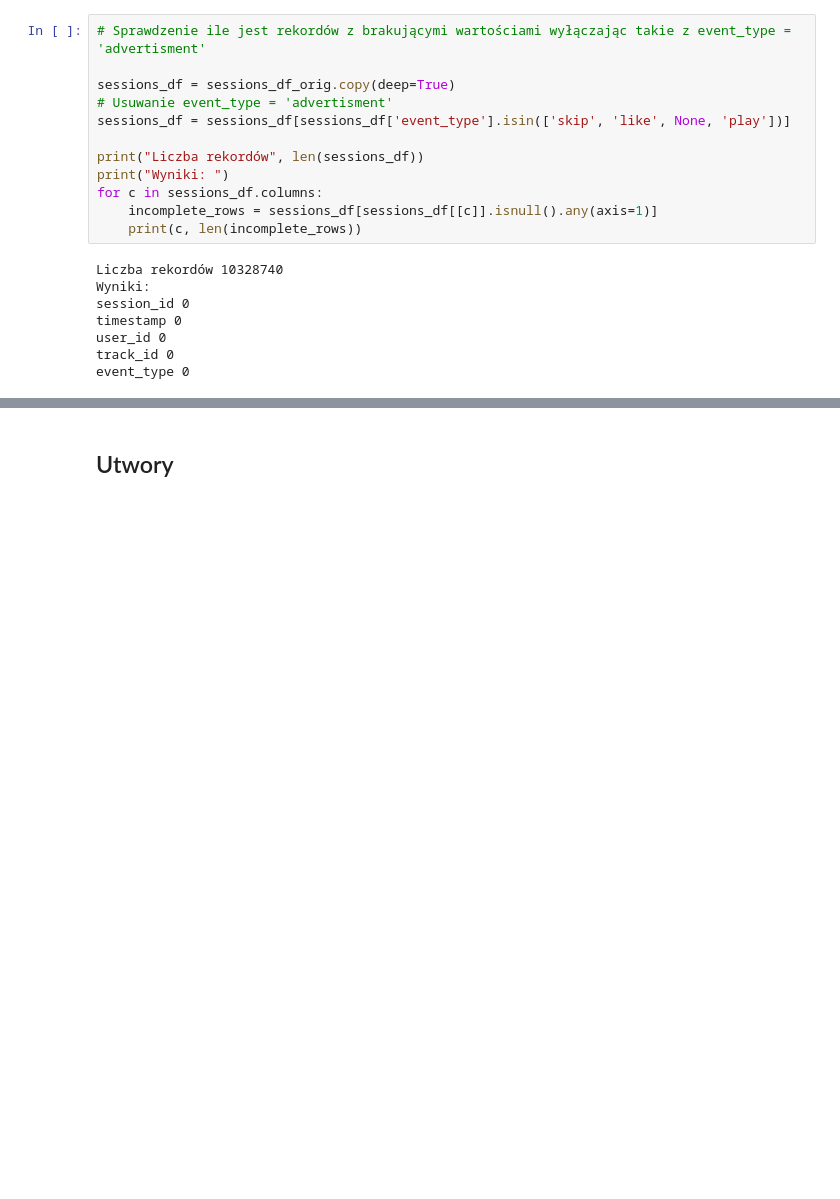
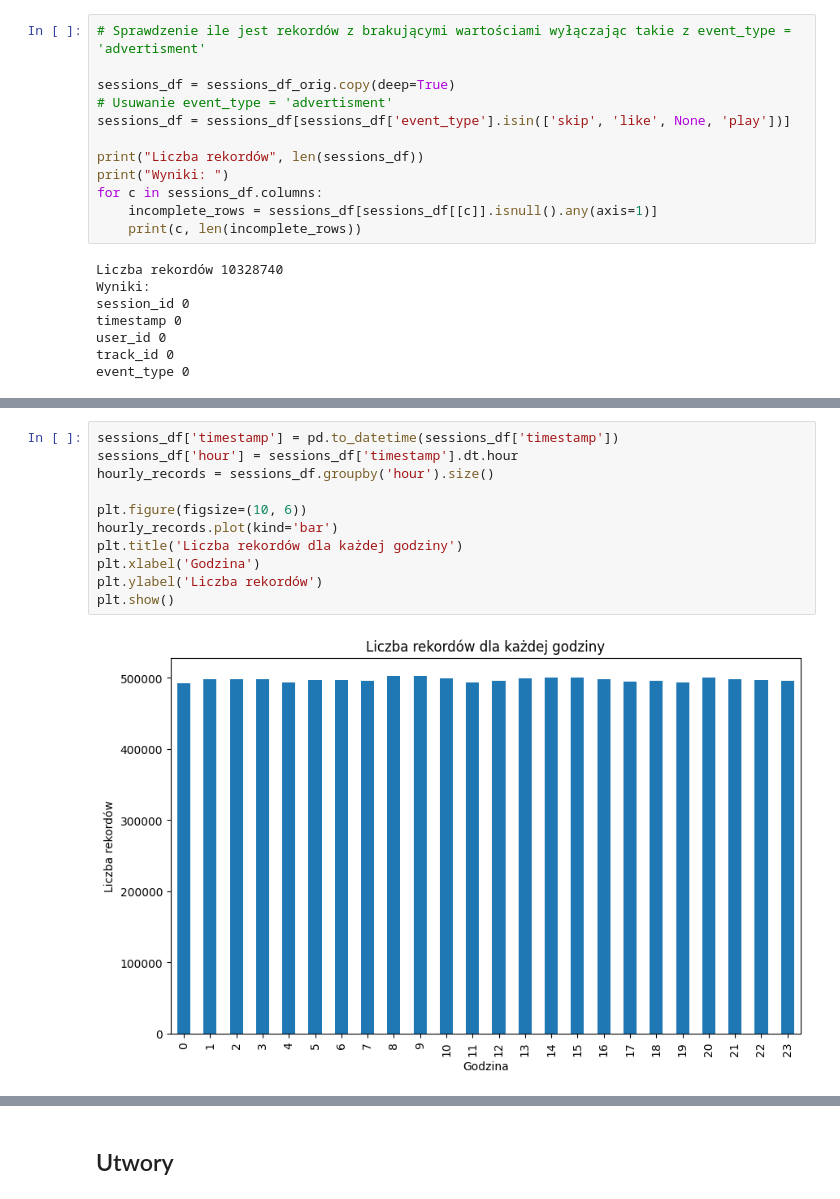
Before and after one commit to onndr/ML-Music-recomendations, a Jupyter notebook: dokumentacja_etap1_iteracja3_Gamalii_Topolski.ipynb, the cells around one changed output, grey strips where cells are left out. Cells and saved outputs as stored; diff of their text form; blank space fills up the shorter version.

```diff
--- a/dokumentacja_etap1_iteracja3_Gamalii_Topolski.ipynb
+++ b/dokumentacja_etap1_iteracja3_Gamalii_Topolski.ipynb
@@ -207,0 +214,13 @@ Kluczowa tabela do postrojenia systemu.
+# %%
+sessions_df['timestamp'] = pd.to_datetime(sessions_df['timestamp'])
+sessions_df['hour'] = sessions_df['timestamp'].dt.hour
+hourly_records = sessions_df.groupby('hour').size()
+
+plt.figure(figsize=(10, 6))
+hourly_records.plot(kind='bar')
+plt.title('Liczba rekordów dla każdej godziny')
+plt.xlabel('Godzina')
+plt.ylabel('Liczba rekordów')
+plt.show()
+# %% [output]
+[figure, added]
```
Also changed, not shown: parts of 16 cells of this notebook.
